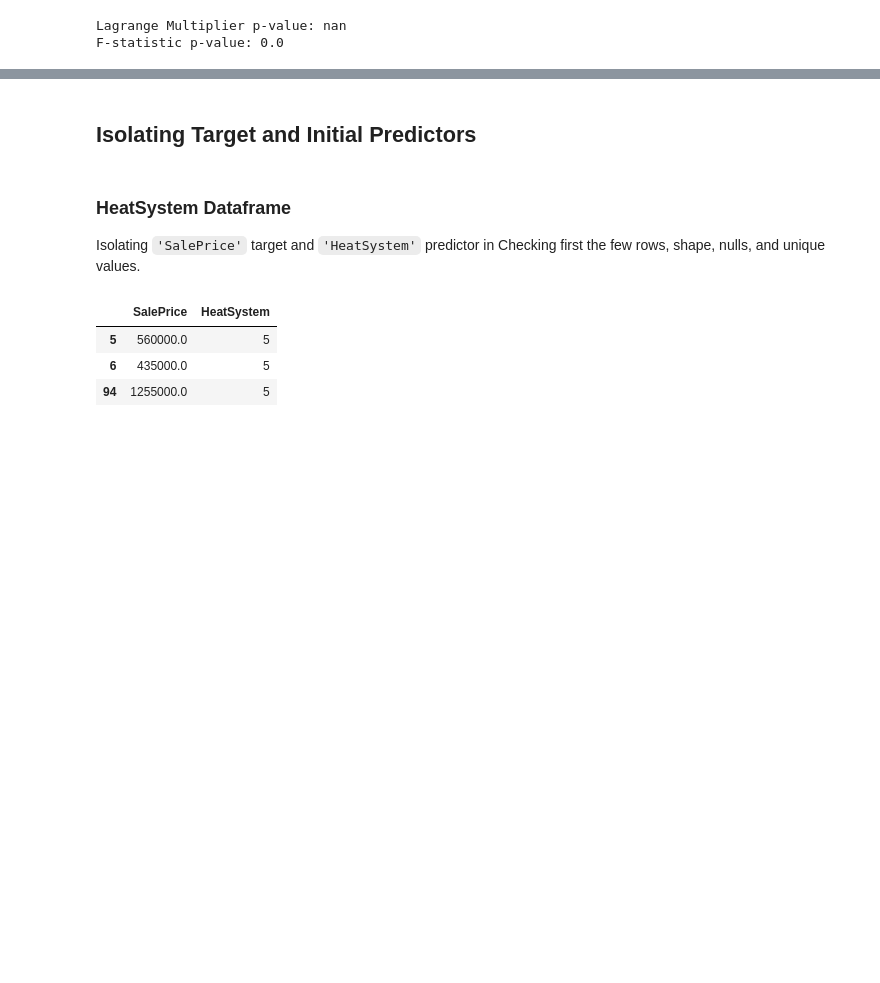
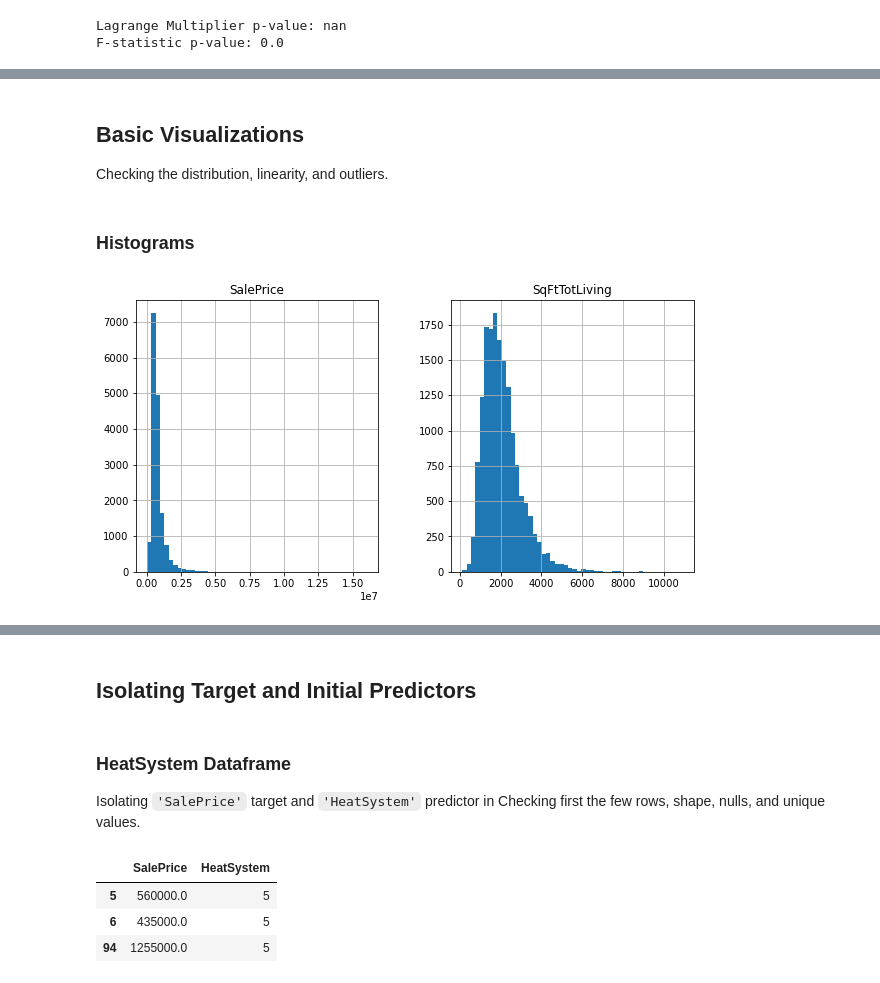
Before and after one commit to jeffreyhwatson/King_Co_Price_Analysis, a Jupyter notebook: notebooks/exploratory/eda_sql.ipynb, the cells around one changed output, grey strips where cells are left out. Drawn from its saved outputs; the diff is of its cells as text; code cells hidden in the pictures; blank space fills up the shorter version.

```diff
--- a/notebooks/exploratory/eda_sql.ipynb
+++ b/notebooks/exploratory/eda_sql.ipynb
@@ -1690,0 +1712,10 @@ fsm_df.plot.scatter(x='SqFtTotLiving', y='SalePrice');
+# %% [markdown]
+## Basic Visualizations
+
+Checking the distribution, linearity, and outliers.
+# %% [markdown]
+### Histograms
+# %%
+fsm_df.hist(bins=50, figsize=(10,5));
+# %% [output]
+[figure, added]
```
Also changed, not shown: parts of 172 cells of this notebook, 4 other files.
